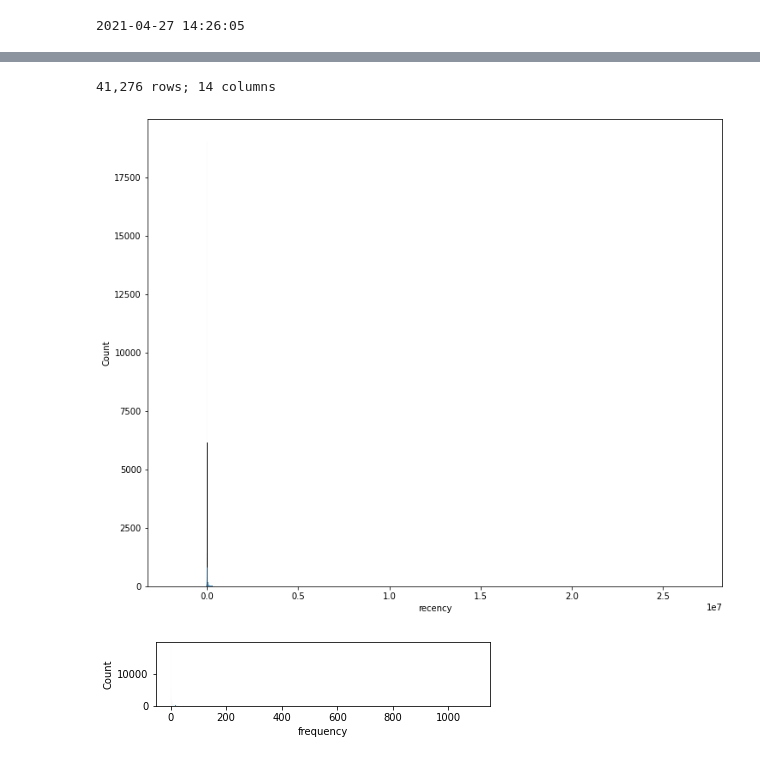
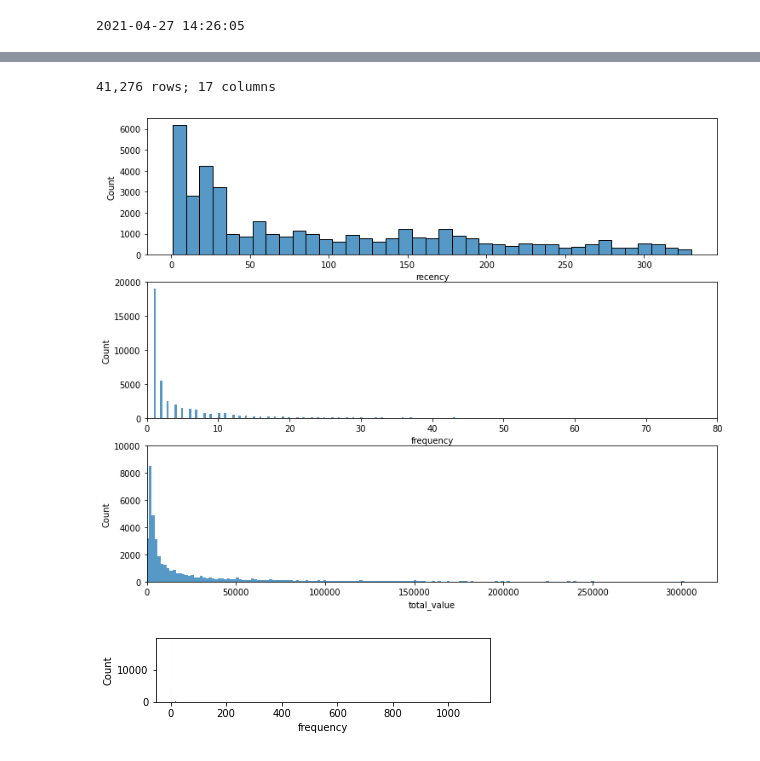
Before and after one commit to mdelgolla/electronic_payment_fraud_detection, a Jupyter notebook: feature_engineering.ipynb, the cells around one changed output, grey strips where cells are left out. Cells and saved outputs as stored; diff of their text form; code cells hidden in the pictures.

```diff
--- a/feature_engineering.ipynb
+++ b/feature_engineering.ipynb
@@ -60,10 +61,11 @@ print(snapshot_date)
 2021-04-27 14:26:05
 # %%
 # Grouping by payer Id
-data_process = df.groupby(['payerIdTransformed','payerAccountNumber']).agg({
+df['payerAccNo'] = df['payerAccountNumber']
+data_process = df.groupby(['payerIdTransformed','payerAccNo'], as_index=False).agg({
         'createdAt': lambda x: (snapshot_date - x.max()).days,
         'payerAccountNumber': 'count',
-        'originalAmount': 'sum',
+        'originalAmount':'sum',
         'bank_approved':'sum',
         'bank_err':'sum',
         'bank_invalid_card':'sum',
@@ -75,10 +77,23 @@ data_process = df.groupby(['payerIdTransformed','payerAccountNumber']).agg({
         'channel_master':'sum',
         'channel_visa':'sum',
         'channel_amex':'sum',
+
 })
+data_process['unique_id'] = data_process.payerIdTransformed.astype(str) + '_' + data_process.payerAccNo.astype(str)
 # %%
 # Rename the columns
 data_process.rename(columns={'createdAt': 'recency',
                          'payerAccountNumber': 'frequency',
-                         'originalAmount': 'total_value'}, inplace=True)
+                         'originalAmount': 'total_value',
+                           'bank_approved': 'tot_bank_approves',
+                            'bank_err': 'tot_bank_err',
+                            'bank_invalid_card':'tot_invalid_card',
+                            'bank_insufficient_fund':'tot_insufficient_fund',
+                            'bank_do_not_honor':'tot_bank_do_not_honor',
+                            'bank_lost_card':'tot_bank_lost_card',
+                            'amount_high':'tot_amount_high',
+                            'is_fraud':'tot_fraud_count',
+                            'channel_master':'tot_channel_master',
+                            'channel_visa':'tot_channel_visa',
+                            'channel_amex':'tot_channel_amex'}, inplace=True)
 # %%
@@ -102,22 +111,27 @@ data_process.to_csv('transaction_data_process.csv',index=False)
 print('{:,} rows; {:,} columns'
       .format(data_process.shape[0], data_process.shape[1]))
 # %% [output]
-41,276 rows; 14 columns
+41,276 rows; 17 columns
 # %%
 
 plt.figure(figsize=(12,10))
 # Plot distribution of R
 plt.subplot(3, 1, 1); sns.histplot(data_process['recency'])
 
 # Plot distribution of F
 plt.subplot(3, 1, 2); sns.histplot(data_process['frequency'])
+plt.ylim(0, 20000)
+plt.xlim(0, 80)
 
 # Plot distribution of M
 plt.subplot(3, 1, 3); sns.histplot(data_process['total_value'])
+plt.ylim(0, 10000)
+plt.xlim(0, 320000)
+
 
 plt.show()
 # %% [output]
-[figure, old version]
+[figure, new version]
 # %%
 # %% [output]
 [figure]
```
Also changed, not shown: parts of 4 cells of this notebook.
